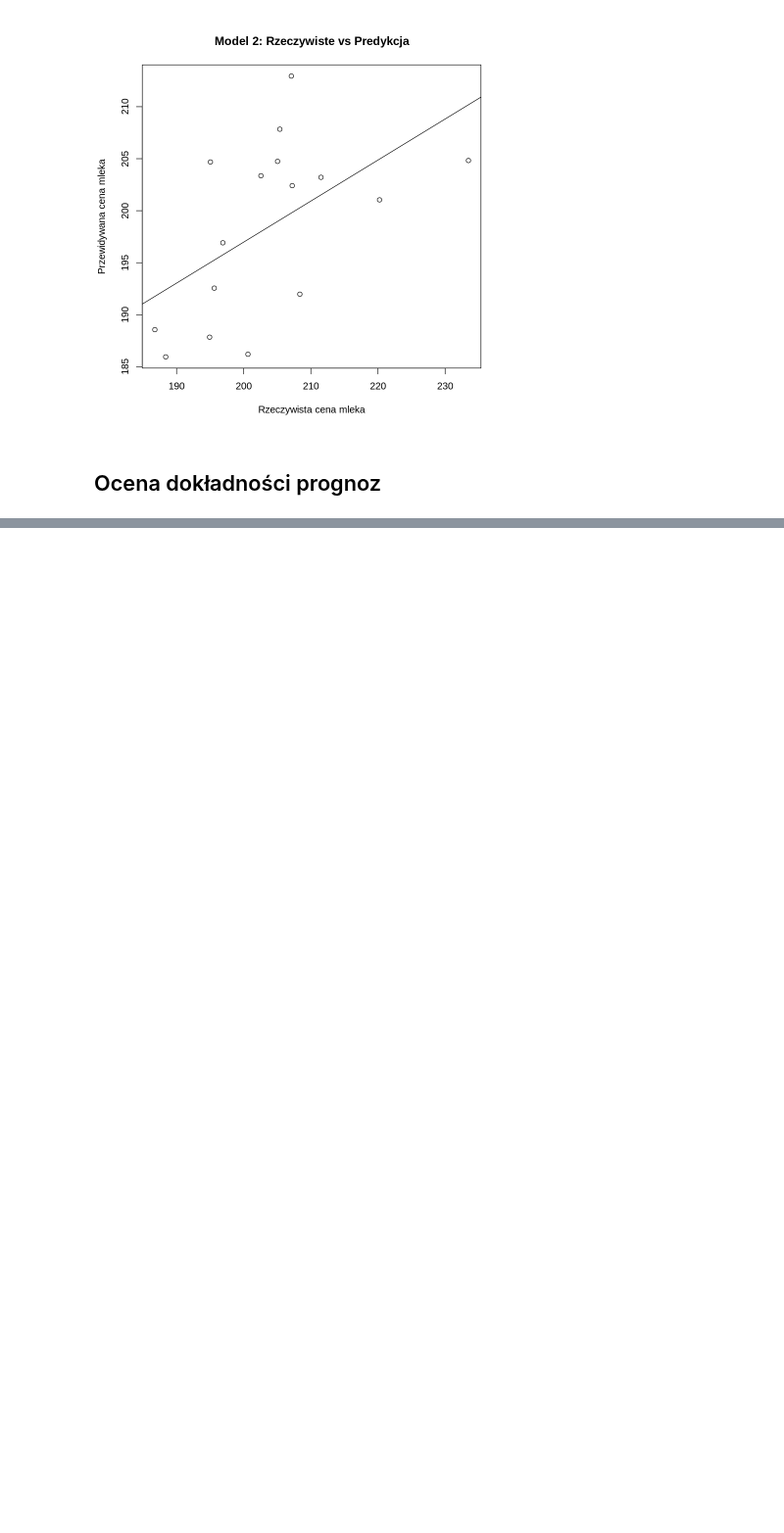
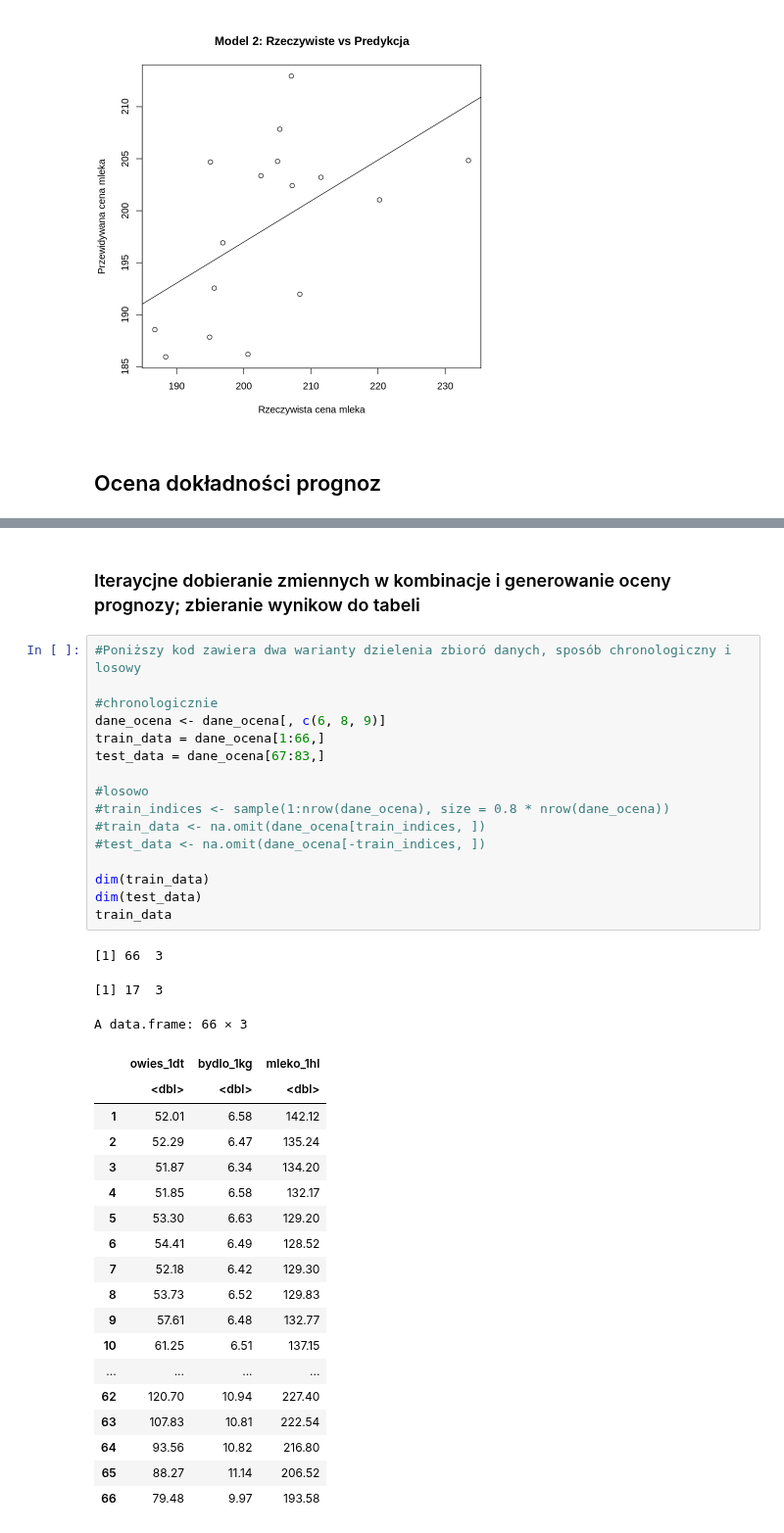
Before and after one commit to plo17/econometric_model, a Jupyter notebook: model_ekonometryczny.ipynb, the cells around one changed output, grey strips where cells are left out. Shown at 98% size. Drawn from its saved outputs; the diff is of its cells as text; blank space fills up the shorter version.

```diff
--- a/model_ekonometryczny.ipynb
+++ b/model_ekonometryczny.ipynb
@@ -757,0 +796,40 @@ R² Train: 0.9444114  | R² Test: 0.2971559
+# %% [markdown]
+### Iteraycjne dobieranie zmiennych w kombinacje i generowanie oceny prognozy; zbieranie wynikow do tabeli
+# %%
+#Poniższy kod zawiera dwa warianty dzielenia zbioró danych, sposób chronologiczny i losowy
+
+#chronologicznie
+dane_ocena <- dane_ocena[, c(6, 8, 9)]
+train_data = dane_ocena[1:66,]
+test_data = dane_ocena[67:83,]
+
+#losowo
+#train_indices <- sample(1:nrow(dane_ocena), size = 0.8 * nrow(dane_ocena))
+#train_data <- na.omit(dane_ocena[train_indices, ])
+#test_data <- na.omit(dane_ocena[-train_indices, ])
+
+dim(train_data)
+dim(test_data)
+train_data
+# %% [output]
+[1] 66  3
+[1] 17  3
+A data.frame: 66 × 3
+|  | owies_1dt | bydlo_1kg | mleko_1hl |
+|  | <dbl> | <dbl> | <dbl> |
+| 1 | 52.01 | 6.58 | 142.12 |
+| 2 | 52.29 | 6.47 | 135.24 |
+| 3 | 51.87 | 6.34 | 134.20 |
+| 4 | 51.85 | 6.58 | 132.17 |
+| 5 | 53.30 | 6.63 | 129.20 |
+| 6 | 54.41 | 6.49 | 128.52 |
+| 7 | 52.18 | 6.42 | 129.30 |
+| 8 | 53.73 | 6.52 | 129.83 |
+| 9 | 57.61 | 6.48 | 132.77 |
+| 10 | 61.25 | 6.51 | 137.15 |
+| ... | ... | ... | ... |
+| 62 | 120.70 | 10.94 | 227.40 |
+| 63 | 107.83 | 10.81 | 222.54 |
+| 64 | 93.56 | 10.82 | 216.80 |
+| 65 | 88.27 | 11.14 | 206.52 |
+| 66 | 79.48 | 9.97 | 193.58 |
```
Also changed, not shown: parts of 30 cells of this notebook.
